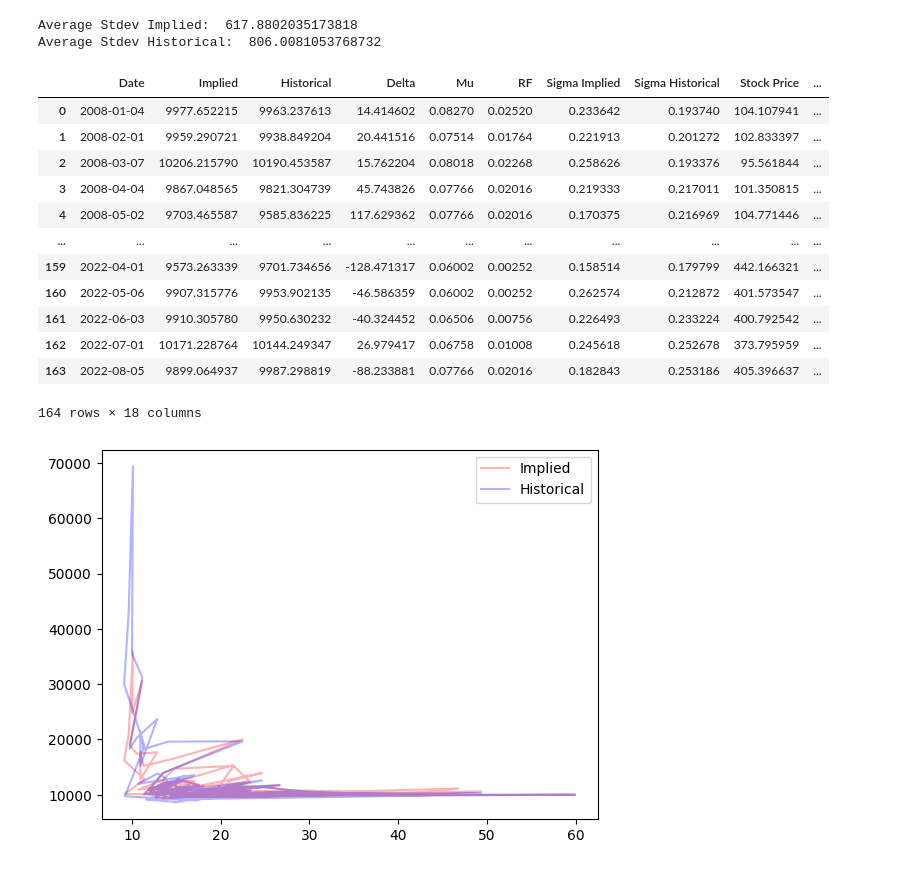
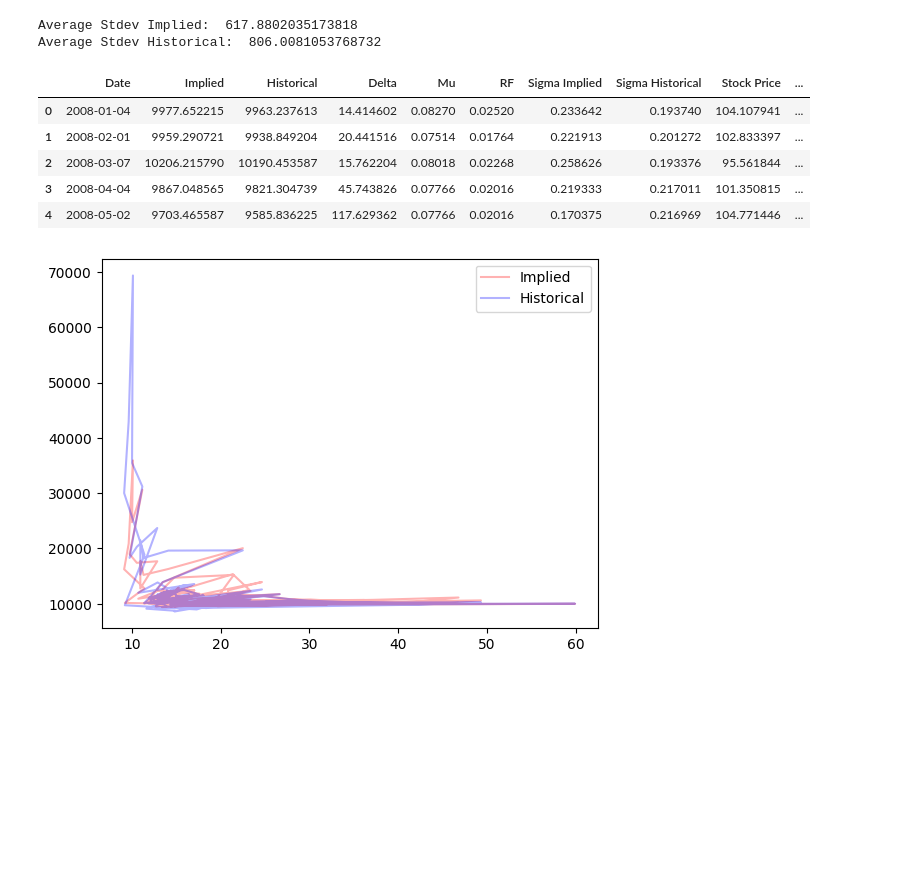
Before and after one commit to ganedi33/Financial-Engineering-Final-Project, a Jupyter notebook: Implied_model_and_analysis.ipynb, the cells around one changed output. Cells and saved outputs as stored; diff of their text form; code cells hidden in the pictures; blank space fills up the shorter version.

Commit message:
Finalized model and analysis

```diff
--- a/Implied_model_and_analysis.ipynb
+++ b/Implied_model_and_analysis.ipynb
@@ -253,41 +255,34 @@ final_results["Delta"] = np.array([results_implied[i][-1] for i in range(len(res
 final_results["Mu"] = df["Expected Mean"][:-5]
 final_results["RF"] = df["RF"][:-5]
 final_results["Sigma Implied"] = df["Implied Vols"][:-5]
 final_results["Sigma Historical"] = df["Historical Volatility"][:-5]
 final_results["Adj Close"] = df["Adj Close"][:-5]
 final_results.rename(columns = {"Adj Close":"Stock Price"},inplace=True)
 final_results["Weights_implied"] = weights_implied
 final_results["Weights_historical"] = weights_historical
 final_results["Results Implied"] = results_implied
 final_results["Results Historical"] = results_historical
 final_results["Rebalanced Implied"] = rebalanced_implied
 final_results["Rebalanced Historical"] = rebalanced_historical
 final_results["Amount Stock Rebalanced Implied"] = rebalanced_implied
 final_results["Amount Stock Rebalanced Historical"] = rebalanced_historical
 
 final_results = pd.merge(final_results,vix,on="Date",how="right")
 final_results.rename(columns={"Adj Close":"VIX"},inplace=True)
 # Remove all rows with NaN
 final_results = final_results.dropna()
 final_results.reset_index(inplace=True,drop=True)
 
 final_results.to_csv("final_results.csv",index=False)
 
-final_results
+final_results.head()
 # %% [output]
 |  | Date | Implied | Historical | Delta | Mu | RF | Sigma Implied | Sigma Historical | Stock Price | ... |
 | 0 | 2008-01-04 | 9977.652215 | 9963.237613 | 14.414602 | 0.08270 | 0.02520 | 0.233642 | 0.193740 | 104.107941 | ... |
 | 1 | 2008-02-01 | 9959.290721 | 9938.849204 | 20.441516 | 0.07514 | 0.01764 | 0.221913 | 0.201272 | 102.833397 | ... |
 | 2 | 2008-03-07 | 10206.215790 | 10190.453587 | 15.762204 | 0.08018 | 0.02268 | 0.258626 | 0.193376 | 95.561844 | ... |
 | 3 | 2008-04-04 | 9867.048565 | 9821.304739 | 45.743826 | 0.07766 | 0.02016 | 0.219333 | 0.217011 | 101.350815 | ... |
 | 4 | 2008-05-02 | 9703.465587 | 9585.836225 | 117.629362 | 0.07766 | 0.02016 | 0.170375 | 0.216969 | 104.771446 | ... |
-| ... | ... | ... | ... | ... | ... | ... | ... | ... | ... | ... |
-| 159 | 2022-04-01 | 9573.263339 | 9701.734656 | -128.471317 | 0.06002 | 0.00252 | 0.158514 | 0.179799 | 442.166321 | ... |
-| 160 | 2022-05-06 | 9907.315776 | 9953.902135 | -46.586359 | 0.06002 | 0.00252 | 0.262574 | 0.212872 | 401.573547 | ... |
-| 161 | 2022-06-03 | 9910.305780 | 9950.630232 | -40.324452 | 0.06506 | 0.00756 | 0.226493 | 0.233224 | 400.792542 | ... |
-| 162 | 2022-07-01 | 10171.228764 | 10144.249347 | 26.979417 | 0.06758 | 0.01008 | 0.245618 | 0.252678 | 373.795959 | ... |
-| 163 | 2022-08-05 | 9899.064937 | 9987.298819 | -88.233881 | 0.07766 | 0.02016 | 0.182843 | 0.253186 | 405.396637 | ... |
-164 rows × 18 columns
 # %%
 plt.plot(final_results["VIX"],final_results["Implied"],color = "red",alpha = 0.3)
 plt.plot(final_results["VIX"],final_results["Historical"],color = "blue",alpha = 0.3)
```
Also changed, not shown: parts of 4 cells of this notebook.
